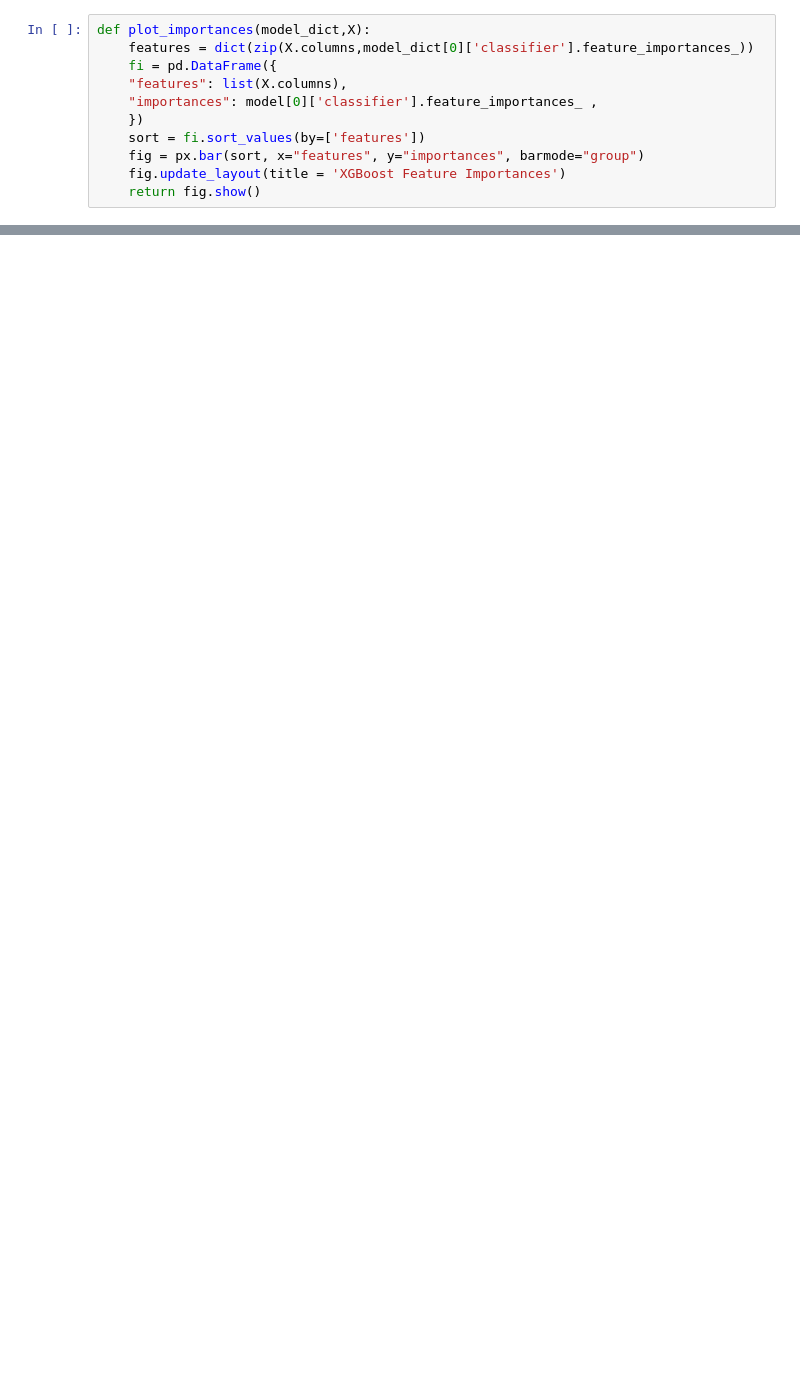
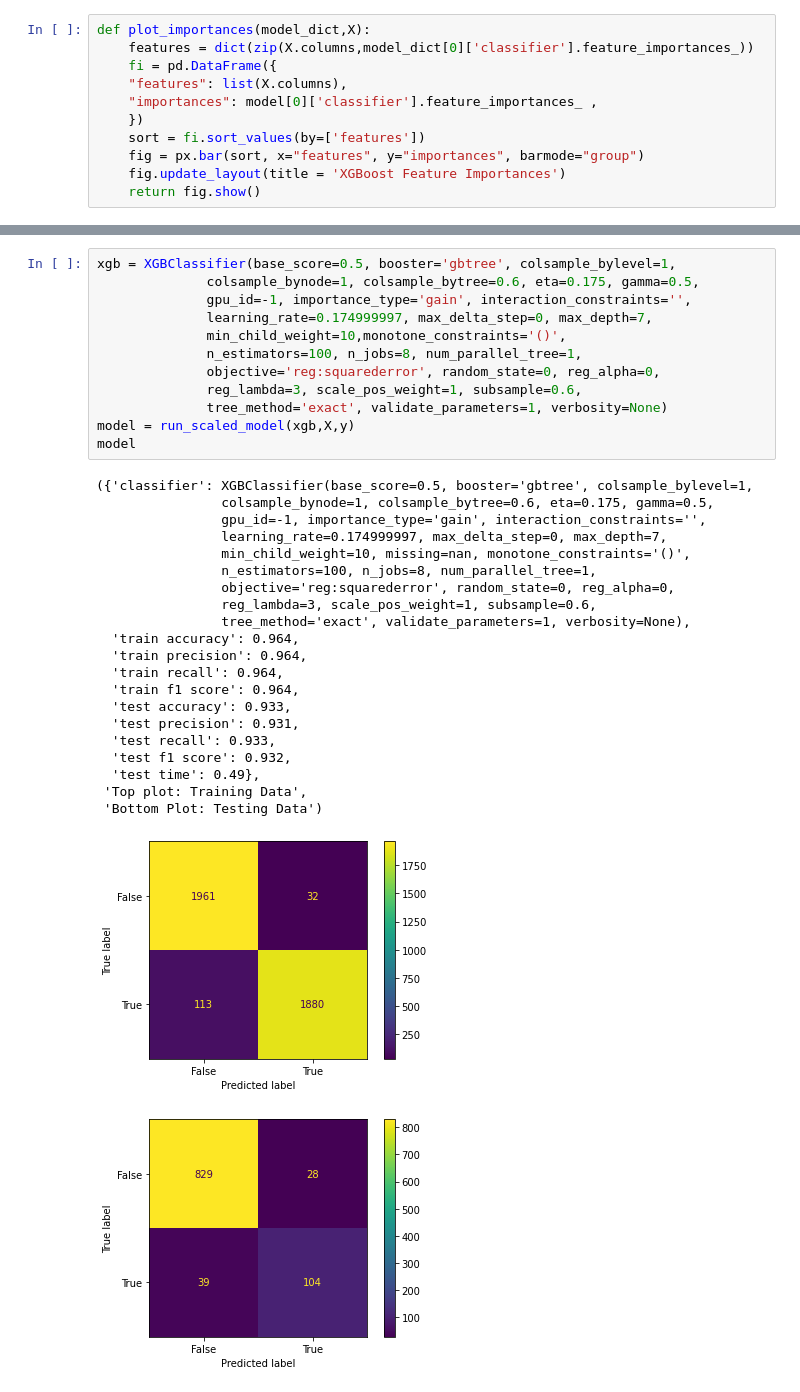
Before and after one commit to halemade/predicting-customer-churn, a Jupyter notebook: final-model.ipynb, the cells around one changed output, grey strips where cells are left out. Cells and saved outputs as stored; diff of their text form; blank space fills up the shorter version.

Commit message:
more work on final model

```diff
--- a/final-model.ipynb
+++ b/final-model.ipynb
@@ -236,0 +231,35 @@ Best params: 11, 0, MAE: 0.1524656
+# %%
+xgb = XGBClassifier(base_score=0.5, booster='gbtree', colsample_bylevel=1,
+              colsample_bynode=1, colsample_bytree=0.6, eta=0.175, gamma=0.5,
+              gpu_id=-1, importance_type='gain', interaction_constraints='',
+              learning_rate=0.174999997, max_delta_step=0, max_depth=7,
+              min_child_weight=10,monotone_constraints='()',
+              n_estimators=100, n_jobs=8, num_parallel_tree=1,
+              objective='reg:squarederror', random_state=0, reg_alpha=0,
+              reg_lambda=3, scale_pos_weight=1, subsample=0.6,
+              tree_method='exact', validate_parameters=1, verbosity=None)
+model = run_scaled_model(xgb,X,y)
+model
+# %% [output]
+({'classifier': XGBClassifier(base_score=0.5, booster='gbtree', colsample_bylevel=1,
+                colsample_bynode=1, colsample_bytree=0.6, eta=0.175, gamma=0.5,
+                gpu_id=-1, importance_type='gain', interaction_constraints='',
+                learning_rate=0.174999997, max_delta_step=0, max_depth=7,
+                min_child_weight=10, missing=nan, monotone_constraints='()',
+                n_estimators=100, n_jobs=8, num_parallel_tree=1,
+                objective='reg:squarederror', random_state=0, reg_alpha=0,
+                reg_lambda=3, scale_pos_weight=1, subsample=0.6,
+                tree_method='exact', validate_parameters=1, verbosity=None),
+  'train accuracy': 0.964,
+  'train precision': 0.964,
+  'train recall': 0.964,
+  'train f1 score': 0.964,
+  'test accuracy': 0.933,
+  'test precision': 0.931,
+  'test recall': 0.933,
+  'test f1 score': 0.932,
+  'test time': 0.49},
+ 'Top plot: Training Data',
+ 'Bottom Plot: Testing Data')
+[figure, added]
+[figure, added]
```
Also changed, not shown: parts of 13 cells of this notebook, 2 other files.
